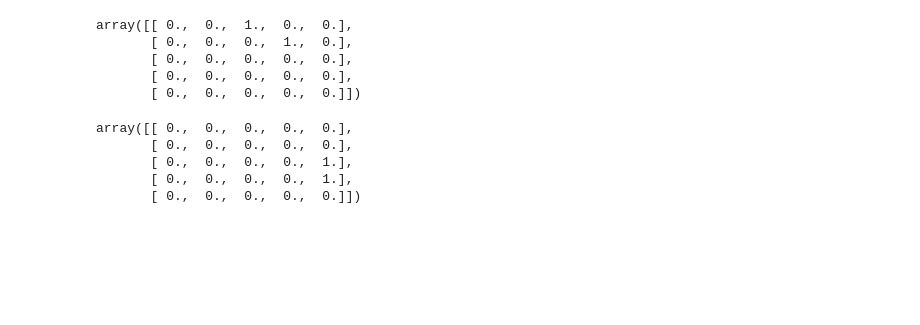
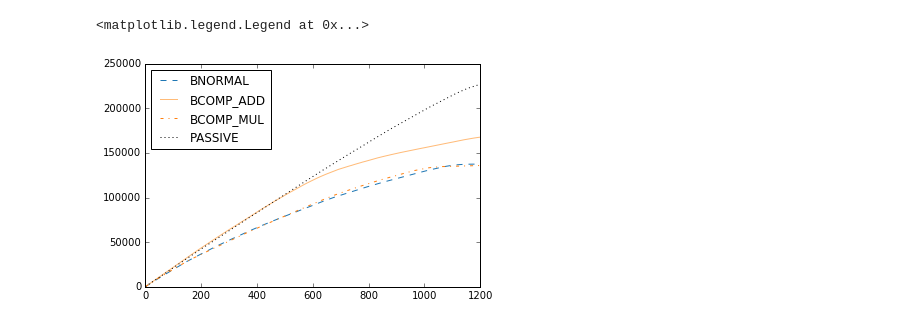
Before and after one commit to dongwookim-ml/almc, a Jupyter notebook: bayesian_rescal/toy_composition.ipynb, the cells around one changed output. Saved outputs shown, nothing was run; the diff lists cells and outputs as text; code cells hidden in the pictures; blank space fills up the shorter version.

Commit message:
Modified code for toy composition experiment.

```diff
--- a/bayesian_rescal/toy_composition.ipynb
+++ b/bayesian_rescal/toy_composition.ipynb
@@ -95,16 +15,0 @@ for i in range(5):
-# %%
-T[0]
-# %% [output]
-array([[ 0.,  0.,  1.,  0.,  0.],
-       [ 0.,  0.,  0.,  1.,  0.],
-       [ 0.,  0.,  0.,  0.,  0.],
-       [ 0.,  0.,  0.,  0.,  0.],
-       [ 0.,  0.,  0.,  0.,  0.]])
-# %%
-T[1]
-# %% [output]
-array([[ 0.,  0.,  0.,  0.,  0.],
-       [ 0.,  0.,  0.,  0.,  0.],
-       [ 0.,  0.,  0.,  0.,  1.],
-       [ 0.,  0.,  0.,  0.,  1.],
-       [ 0.,  0.,  0.,  0.,  0.]])
@@ -110,0 +56,46 @@ array([[ 0.,  0.,  0.,  0.,  0.],
+# %%
+models = ['brescal', 'bcomp_add', 'bcomp_mul', 'passive']
+max_iter = n_erelation * n_entity**2
+n_test = 10
+result = dict()
+for model in models:
+    result[model] = np.zeros([n_test, max_iter])
+
+for nt in range(n_test):
+    for model in models:
+        if model == 'brescal':
+            _model = PFBayesianRescal(n_dim, var_x=var_x, n_particles=n_particle, compute_score=False, parallel=False,
+                                      sample_all=True)
+            seq = _model.fit(T, obs_mask=np.zeros_like(T), max_iter=max_iter)
+            cum_regret = compute_regret(T, seq)
+            result[model][nt] = np.cumsum(cum_regret)
+        elif model == 'bcomp_add':
+            _model = PFBayesianCompRescal(n_dim, compositionality='additive', var_x=var_x, var_comp=var_comp,
+                                          n_particles=n_particle, compute_score=False)
+            seq = _model.fit(T[:n_relation], max_iter=max_iter, realT=T)
+            cum_regret = compute_regret(T, seq)
+            result[model][nt] = np.cumsum(cum_regret)
+
+        elif model == 'bcomp_mul':
+            _model = PFBayesianCompRescal(n_dim, compositionality='multiplicative', var_x=var_x, var_comp=var_comp,
+                                          n_particles=n_particle, compute_score=False)
+            seq = _model.fit(T[:n_relation], max_iter=max_iter, realT=T)
+            cum_regret = compute_regret(T, seq)
+            result[model][nt] = np.cumsum(cum_regret)
+
+    _seq = [s for s in itertools.product(range(n_relation+n_relation**2), range(n_entity), range(n_entity))]
+    np.random.shuffle(_seq)
+    result[model][nt] = np.cumsum(compute_regret(T, _seq))
+# %%
+for model in models:
+#     if model=='passive':
+#         continue
+    mean = np.mean(result[model], 0)
+    std = np.std(result[model], 0)
+    plt.plot(mean, line_style[models.index(model)], label=model_names[model].upper(), color=model_colors[model])
+#    plt.fill_between(range(max_iter), mean-std, mean+std, color=model_colors[model], alpha=0.3)
+# plt.ylim(0,6000)
+plt.legend(loc='upper left')
+# %% [output]
+<matplotlib.legend.Legend at 0x...>
+[figure, added]
```
Also changed, not shown: parts of 12 cells of this notebook, 2 other files.
